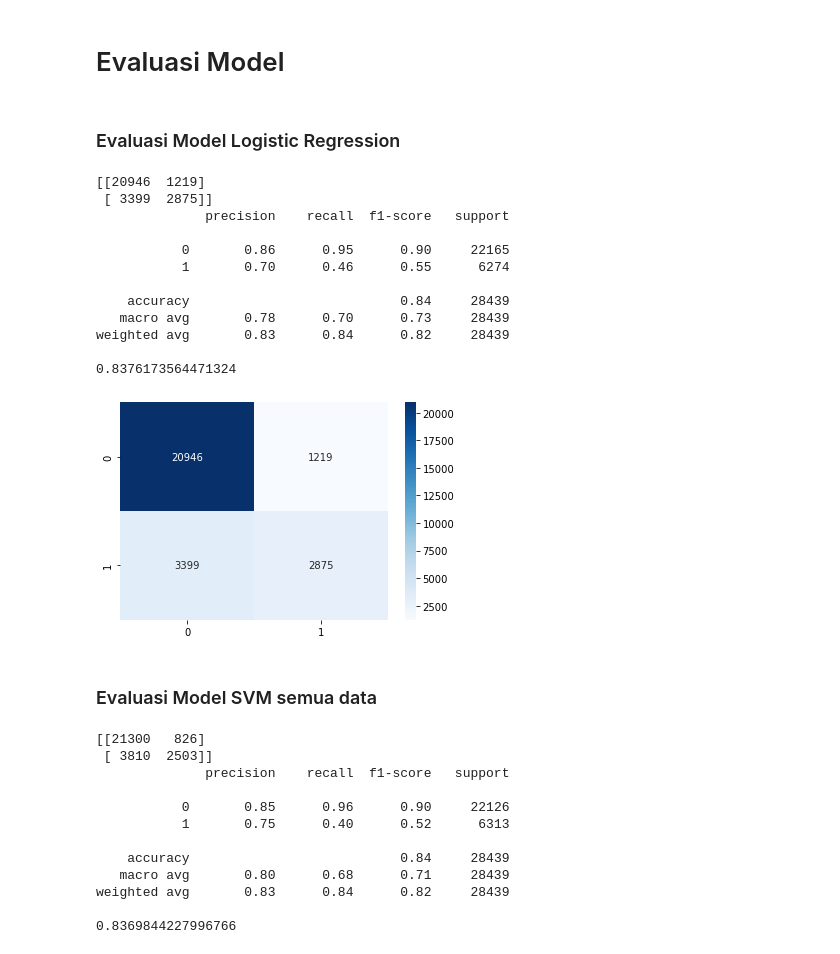
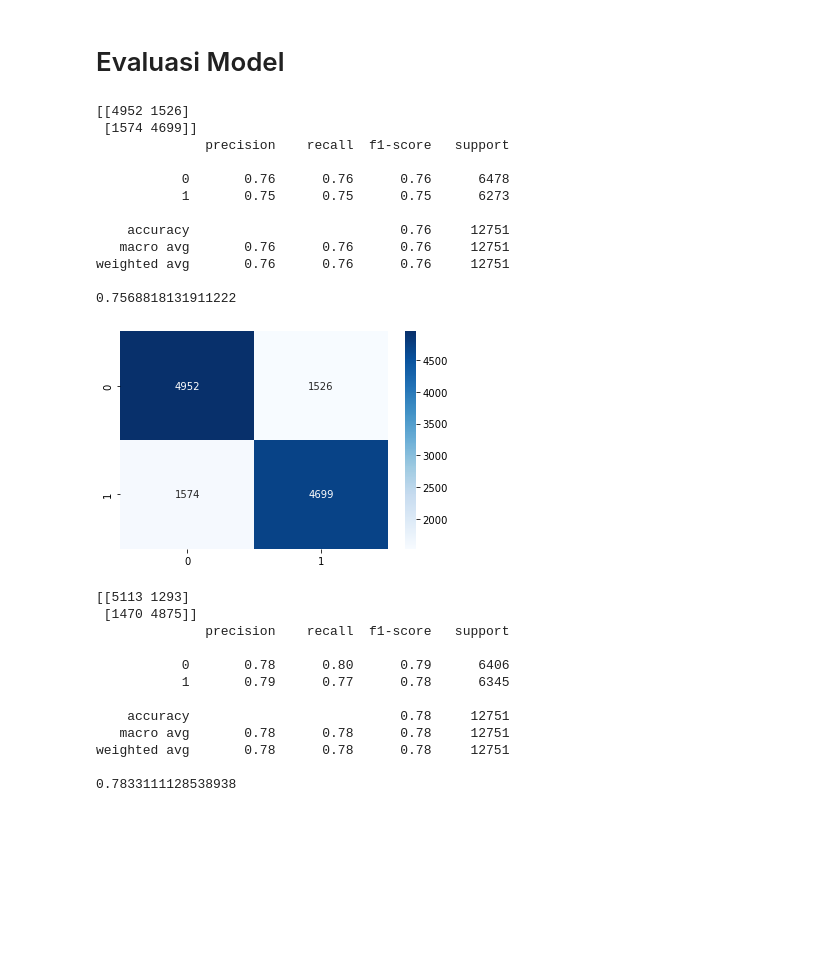
Before and after one commit to Mazcho/Perbandingan-Algoritma-Logistic-Regresi-dan-SVM-dalam-memprediksi-cuaca-_Hacktiv8-FinalProject2, a Jupyter notebook: PYTN_KampusMerdeka_FP2_Hacktiv8.ipynb, the cells around one changed output. Cells and saved outputs as stored; diff of their text form; code cells hidden in the pictures; blank space fills up the shorter version.

```diff
--- a/PYTN_KampusMerdeka_FP2_Hacktiv8.ipynb
+++ b/PYTN_KampusMerdeka_FP2_Hacktiv8.ipynb
@@ -694,3 +1236,3 @@ subset_no = new_df[new_df['RainTomorrow'] == 0].sample(n=31877, random_state=42)
 # %%
-new2_df = pd.concat([subset_yes, subset_no])
+new_df = pd.concat([subset_yes, subset_no])
 # %%
@@ -708,0 +1341,2 @@ new2_df.shape
+# %%
+df_model=new_df.loc[:,["Rainfall","WindGustDir","WindDir9am","WindDir3pm","WindSpeed3pm","Humidity3pm","Pressure3pm","Temp3pm","RainToday","RainTomorrow","Australian Capital Territory","Northern Territory","Queensland","South Australia","Tasmania","Victoria","Western Australia"]]
@@ -708,0 +1376,8 @@ new2_df.shape
+# %%
+from sklearn.preprocessing import StandardScaler
+
+# define the scaler
+scaler = StandardScaler()
+
+# fit and transform the data
+df_model[['Rainfall', 'WindGustDir', 'WindDir9am', 'WindDir3pm', 'WindSpeed3pm', 'Humidity3pm', 'Pressure3pm', 'Temp3pm']] = scaler.fit_transform(df_model[['Rainfall', 'WindGustDir', 'WindDir9am', 'WindDir3pm', 'WindSpeed3pm', 'Humidity3pm', 'Pressure3pm', 'Temp3pm']])
@@ -714,10 +1418,10 @@ svc = SVC()
 # %% [markdown]
 # Pelatihan Model
 # %%
-x = new_df.drop(['RainTomorrow'], axis = 1)
-y = new_df['RainTomorrow']
+x1 = df_model.drop(['RainTomorrow',"Rainfall"], axis = 1)
+y1 = df_model['RainTomorrow']
 # Memisahkan data menjadi data training dan data testing
-x_train, x_test, y_train, y_test = train_test_split(x,y, test_size = 0.2)
+x_train1, x_test1, y_train1, y_test1 = train_test_split(x1 ,y1, test_size = 0.2)
 lr = LogisticRegression()
-lr.fit(x_train,y_train)
-predictionlr = lr.predict(x_test)
+lr.fit(x_train1,y_train1)
+predictionlr = lr.predict(x_test1)
@@ -750,48 +1436,44 @@ predictionsvc2 = svc.predict(x_test)
 # %% [markdown]
 # Evaluasi Model
-# %% [markdown]
-### Evaluasi Model Logistic Regression
 # %%
-print(confusion_matrix(y_test, predictionlr))
-print(classification_report(y_test, predictionlr))
-print(accuracy_score(y_test, predictionlr))
+print(confusion_matrix(y_test1, predictionlr))
+print(classification_report(y_test1, predictionlr))
+print(accuracy_score(y_test1, predictionlr))
 # %% [output]
-[[20946  1219]
- [ 3399  2875]]
+[[4952 1526]
+ [1574 4699]]
               precision    recall  f1-score   support
 
-           0       0.86      0.95      0.90     22165
-           1       0.70      0.46      0.55      6274
+           0       0.76      0.76      0.76      6478
+           1       0.75      0.75      0.75      6273
 
-    accuracy                           0.84     28439
-   macro avg       0.78      0.70      0.73     28439
-weighted avg       0.83      0.84      0.82     28439
+    accuracy                           0.76     12751
+   macro avg       0.76      0.76      0.76     12751
+weighted avg       0.76      0.76      0.76     12751
 
-0.8376173564471324
+0.7568818131911222
 # %%
-cm = confusion_matrix(y_test, predictionlr)
-cm_label = pd.DataFrame(cm, columns = np.unique(y_test),
-                        index = np.unique(y_test))
+cm = confusion_matrix(y_test1, predictionlr)
+cm_label = pd.DataFrame(cm, columns = np.unique(y_test1),
+                        index = np.unique(y_test1))
 sns.heatmap(cm_label, annot=True, cmap='Blues', fmt='g');
 # %% [output]
-[figure, old version]
+[figure, new version]
-# %% [markdown]
-### Evaluasi Model SVM semua data
 # %%
-print(confusion_matrix(y_test, predictionsvc))
-print(classification_report(y_test, predictionsvc))
-print(accuracy_score(y_test, predictionsvc))
+print(confusion_matrix(y_test2, predictionsvc))
+print(classification_report(y_test2, predictionsvc))
+print(accuracy_score(y_test2, predictionsvc))
 # %% [output]
-[[21300   826]
- [ 3810  2503]]
+[[5113 1293]
+ [1470 4875]]
               precision    recall  f1-score   support
 
-           0       0.85      0.96      0.90     22126
-           1       0.75      0.40      0.52      6313
+           0       0.78      0.80      0.79      6406
+           1       0.79      0.77      0.78      6345
 
-    accuracy                           0.84     28439
-   macro avg       0.80      0.68      0.71     28439
-weighted avg       0.83      0.84      0.82     28439
+    accuracy                           0.78     12751
+   macro avg       0.78      0.78      0.78     12751
+weighted avg       0.78      0.78      0.78     12751
 
-0.8369844227996766
+0.7833111128538938
 # %%
```
Also changed, not shown: parts of 211 cells of this notebook.
